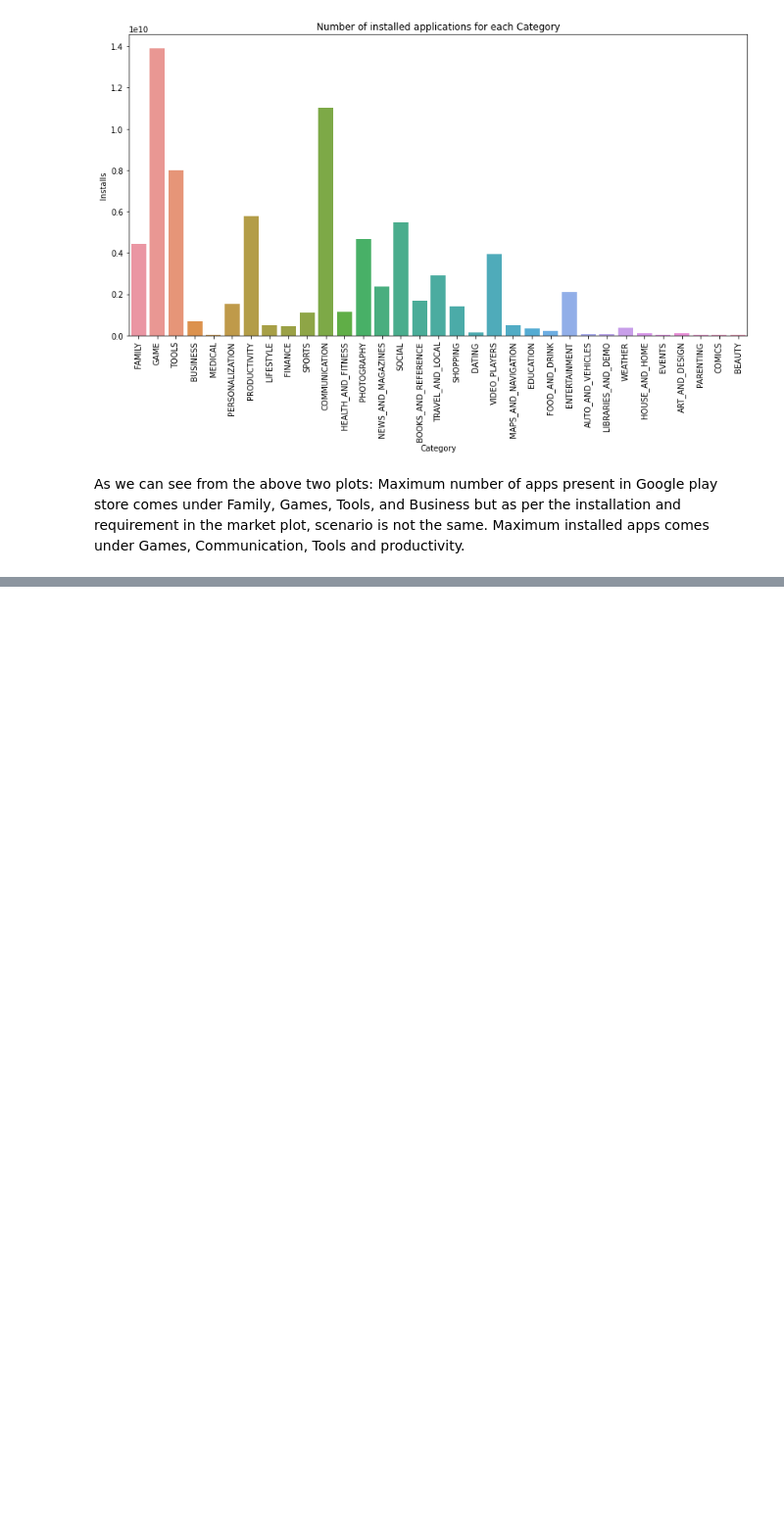
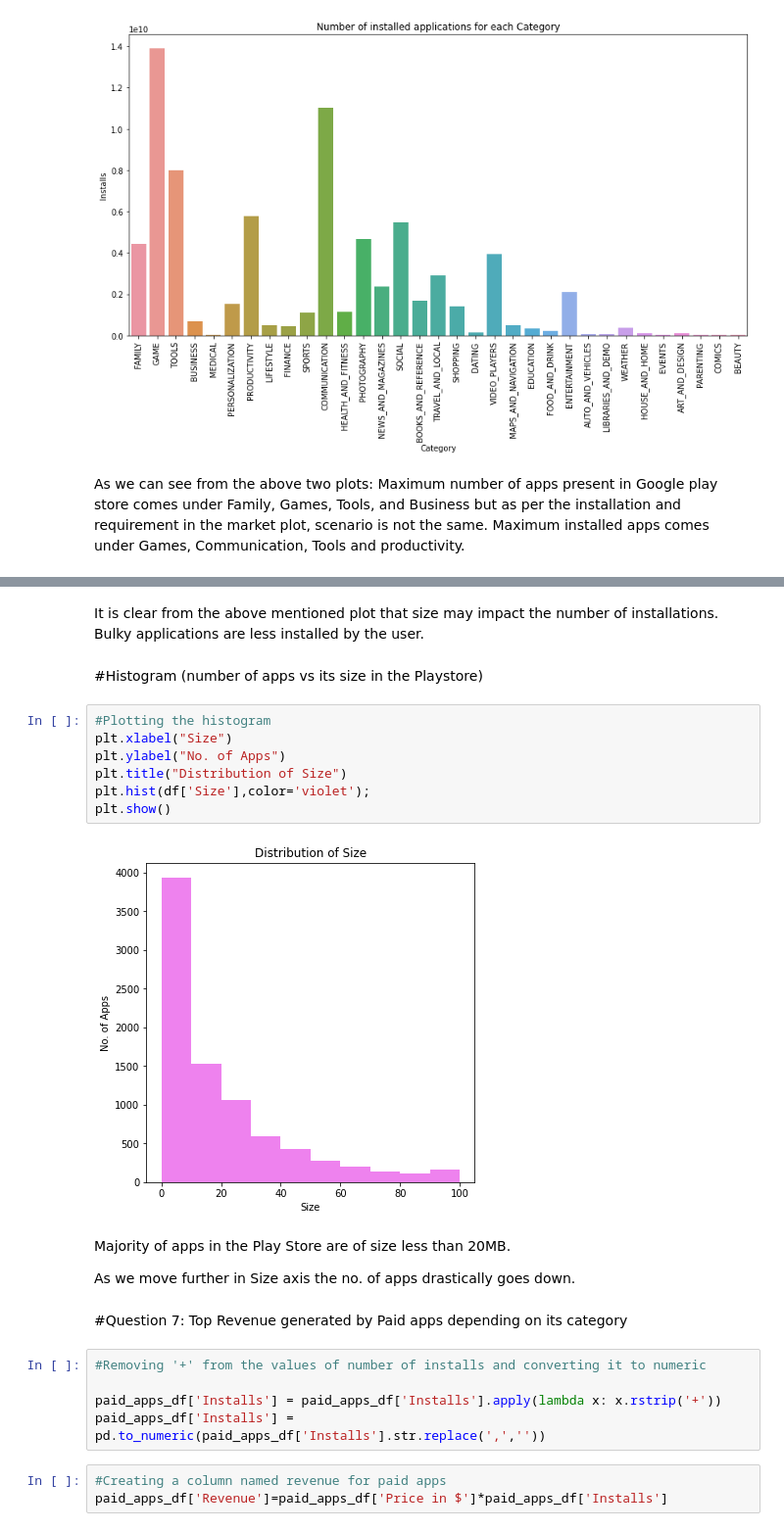
Before and after one commit to pranjaljha25/play_store_data_analysi-EDA-, a Jupyter notebook: Play_Store_App_Review_Analysis_Capstone_Project.ipynb, the cells around one changed output, grey strips where cells are left out. Shown at 98% size. Drawn from its saved outputs; the diff is of its cells as text; blank space fills up the shorter version.

```diff
--- a/Play_Store_App_Review_Analysis_Capstone_Project.ipynb
+++ b/Play_Store_App_Review_Analysis_Capstone_Project.ipynb
@@ -785,0 +850,27 @@ As we can see from the above two plots: Maximum number of apps present in Google
+# %% [markdown]
+It is clear from the above mentioned plot that size may impact the number of installations. Bulky applications are less installed by the user.
+# %% [markdown]
+#Histogram (number of apps vs its size in the Playstore)
+# %%
+#Plotting the histogram
+plt.xlabel("Size")
+plt.ylabel("No. of Apps")
+plt.title("Distribution of Size")
+plt.hist(df['Size'],color='violet');
+plt.show()
+# %% [output]
+[figure, added]
+# %% [markdown]
+Majority of apps in the Play Store are of size less than 20MB.
+
+As we move further in Size axis the no. of apps drastically goes down.
+# %% [markdown]
+#Question 7: Top Revenue generated by Paid apps depending on its category
+# %%
+#Removing '+' from the values of number of installs and converting it to numeric
+
+paid_apps_df['Installs'] = paid_apps_df['Installs'].apply(lambda x: x.rstrip('+'))
+paid_apps_df['Installs'] = pd.to_numeric(paid_apps_df['Installs'].str.replace(',',''))
+# %%
+#Creating a column named revenue for paid apps
+paid_apps_df['Revenue']=paid_apps_df['Price in $']*paid_apps_df['Installs']
```
Also changed, not shown: parts of 35 cells of this notebook.
